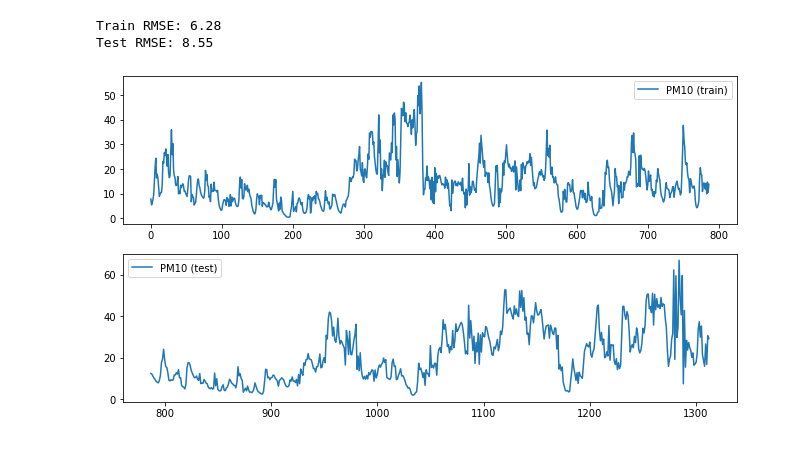
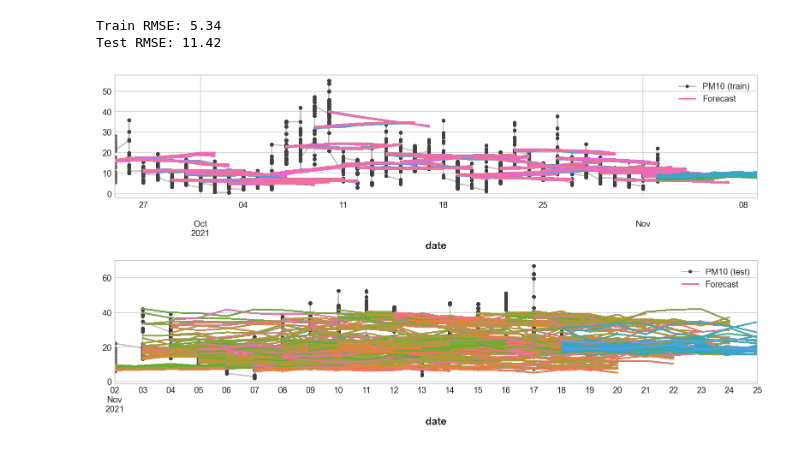
Before and after one commit to chandieka/air-analysis, a Jupyter notebook: pm10_predictionTrial.ipynb, the cells around one changed output. Saved outputs shown, nothing was run; the diff lists cells and outputs as text; code cells hidden in the pictures.

Commit message:
pm10 Prediction Trial2

```diff
--- a/pm10_predictionTrial.ipynb
+++ b/pm10_predictionTrial.ipynb
@@ -84,32 +121,55 @@ y = make_multistep_target(y, steps=8).dropna()
 # which we have both targets and features.
 y, X = y.align(X, join='inner', axis=0)
 # %%
-# Create splits
-X_train, X_test, y_train, y_test = train_test_split(X, y, test_size=0.4, shuffle=False)
+# # Create splits
+X_train, X_test, y_train, y_test = train_test_split(X, y, test_size=0.3, shuffle=False)
 
-model = LinearRegression()
+# model = LinearRegression()
+# model.fit(X_train, y_train)
+
+# y_fit = pd.DataFrame(model.predict(X_train), index=X_train.index, columns=y.columns)
+# y_pred = pd.DataFrame(model.predict(X_test), index=X_test.index, columns=y.columns)
+
+from sklearn.multioutput import MultiOutputRegressor
+
+model = MultiOutputRegressor(XGBRegressor())
 model.fit(X_train, y_train)
 
 y_fit = pd.DataFrame(model.predict(X_train), index=X_train.index, columns=y.columns)
+
 y_pred = pd.DataFrame(model.predict(X_test), index=X_test.index, columns=y.columns)
 # %%
+
+# train_rmse = mean_squared_error(y_train, y_fit, squared=False)
+# test_rmse = mean_squared_error(y_test, y_pred, squared=False)
+# print((f"Train RMSE: {train_rmse:.2f}\n" f"Test RMSE: {test_rmse:.2f}"))
+
+# palette = dict(palette='husl', n_colors=64)
+# fig, (ax1, ax2) = plt.subplots(2, 1, figsize=(11, 6))
+
+# ax1 = merge_data_pc['pm2.5'][y_fit.index].plot(**plot_params, ax=ax1)
+# ax1 = plot_multistep(y_fit, ax=ax1, palette_kwargs=palette)
+# _ = ax1.legend(['FluVisits (train)', 'Forecast'])
+
+# ax2 = merge_data_pc['pm2.5'][y_pred.index].plot(**plot_params, ax=ax2)
+# ax2 = plot_multistep(y_pred, ax=ax2, palette_kwargs=palette)
+# _ = ax2.legend(['FluVisits (test)', 'Forecast'])
+
 train_rmse = mean_squared_error(y_train, y_fit, squared=False)
 test_rmse = mean_squared_error(y_test, y_pred, squared=False)
 print((f"Train RMSE: {train_rmse:.2f}\n" f"Test RMSE: {test_rmse:.2f}"))
 
-# RSME: Root Mean Square Error
-
 palette = dict(palette='husl', n_colors=64)
 fig, (ax1, ax2) = plt.subplots(2, 1, figsize=(11, 6))
 
-ax1 = df_pm10.pm10[y_fit.index].plot(ax=ax1)
-# ax1 = plot_multistep(y_fit, ax=ax1, palette_kwargs=palette)
+ax1 = merge_data_pc['pm10'][y_fit.index].plot(**plot_params, ax=ax1)
+ax1 = plot_multistep(y_fit, ax=ax1, palette_kwargs=palette)
 _ = ax1.legend(['PM10 (train)', 'Forecast'])
 
-ax2 = df_pm10.pm10[y_pred.index].plot(ax=ax2)
-# ax2 = plot_multistep(y_pred, ax=ax2, palette_kwargs=palette)
+ax2 = merge_data_pc['pm10'][y_pred.index].plot(**plot_params, ax=ax2)
+ax2 = plot_multistep(y_pred, ax=ax2, palette_kwargs=palette)
 _ = ax2.legend(['PM10 (test)', 'Forecast'])
 # %% [output]
-Train RMSE: 6.28
-Test RMSE: 8.55
+Train RMSE: 5.34
+Test RMSE: 11.42
-[figure, old version]
+[figure, new version]
```
Also changed, not shown: parts of 7 cells of this notebook, 1 other file.
